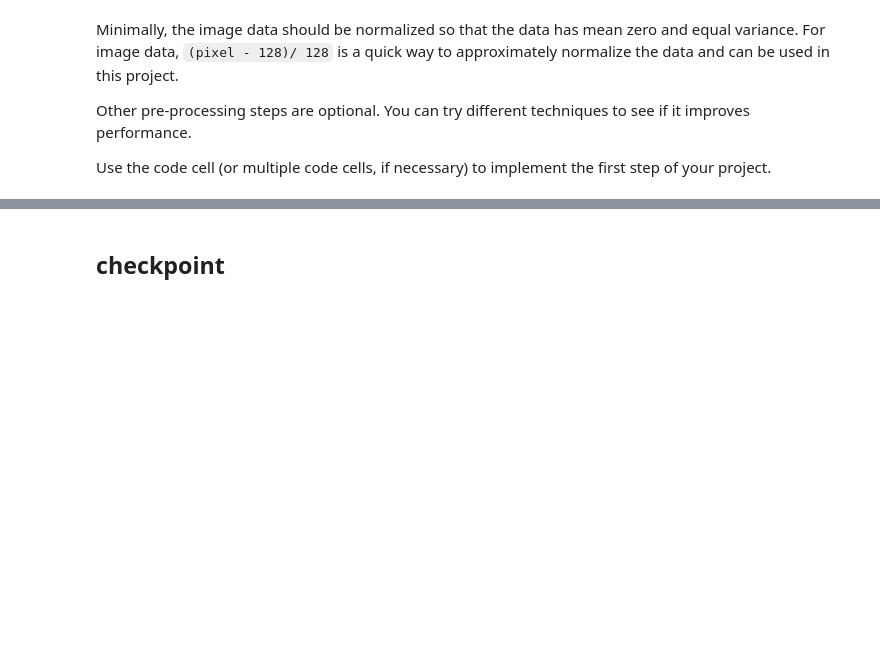
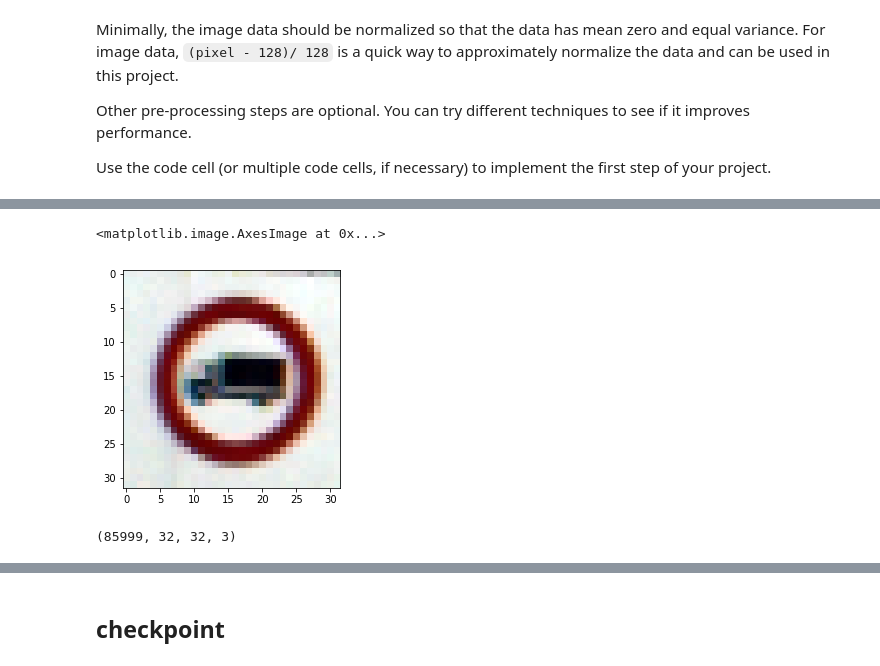
Before and after one commit to maslovw/SDND, a Jupyter notebook: TrafficSignlassifier/Traffic_Sign_Classifier.ipynb, the cells around one changed output, grey strips where cells are left out. Cells and saved outputs as stored; diff of their text form; code cells hidden in the pictures; blank space fills up the shorter version.

```diff
--- a/TrafficSignlassifier/Traffic_Sign_Classifier.ipynb
+++ b/TrafficSignlassifier/Traffic_Sign_Classifier.ipynb
@@ -347,0 +210,6 @@ Beep(2500, 1000)
+# %%
+imgp = image_preproc.imadjust(img)
+imshow(imgp)
+# %% [output]
+<matplotlib.image.AxesImage at 0x...>
+[figure, added]
@@ -347,0 +245,4 @@ Beep(2500, 1000)
+# %%
+print(XG_train.shape)
+# %% [output]
+(85999, 32, 32, 3)
```
Also changed, not shown: parts of 64 cells of this notebook.
